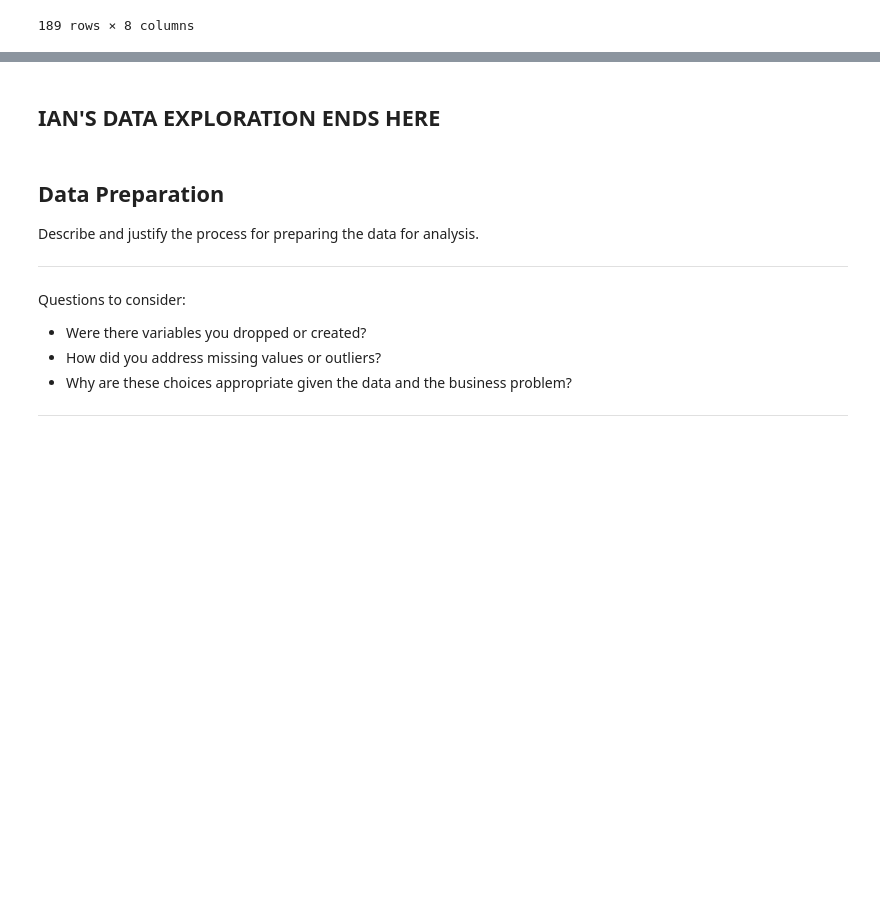
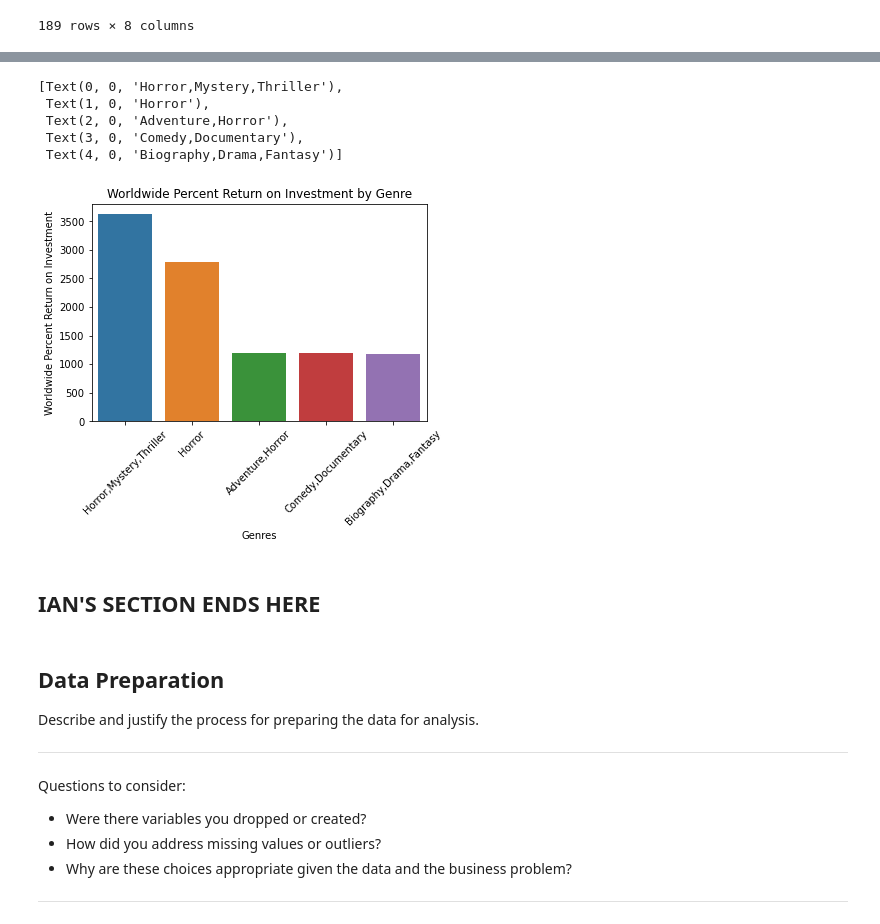
Before and after one commit to learn-co-curriculum/dsc-project-template, a Jupyter notebook: dsc-phase1-project-template.ipynb, the cells around one changed output, grey strips where cells are left out. Cells and saved outputs as stored; diff of their text form; code cells hidden in the pictures; blank space fills up the shorter version.

```diff
--- a/dsc-phase1-project-template.ipynb
+++ b/dsc-phase1-project-template.ipynb
@@ -1062,0 +1067,4 @@ df_expanded.groupby(by='genres').mean().sort_values(by='worldwide_return_on_inve
+# %%
+df_expanded_roi_perc = df_expanded.groupby(by='genres').mean().sort_values(by='worldwide_roi_percentage', ascending=False)
+# %%
+df_expanded_roi_perc_top = df_expanded_roi_perc.head()
@@ -1063,5 +1087,21 @@ df_expanded.groupby(by='genres').mean().sort_values(by='worldwide_return_on_inve
+# %%
+genres_roip = df_expanded_roi_perc_top.index
+wwroip = df_expanded_roi_perc_top['worldwide_roi_percentage']
+
+roip_barplot = sns.barplot(x = genres_roip, y = wwroip)
+roip_barplot.set_xlabel('Genres')
+roip_barplot.set_ylabel('Worldwide Percent Return on Investment')
+roip_barplot.set_title('Worldwide Percent Return on Investment by Genre')
+roip_barplot.set_xticklabels(genres_roip, rotation=45)
+# %% [output]
+[Text(0, 0, 'Horror,Mystery,Thriller'),
+ Text(1, 0, 'Horror'),
+ Text(2, 0, 'Adventure,Horror'),
+ Text(3, 0, 'Comedy,Documentary'),
+ Text(4, 0, 'Biography,Drama,Fantasy')]
+[figure, added]
 # %% [markdown]
-## IAN'S DATA EXPLORATION ENDS HERE
+## IAN'S SECTION ENDS HERE
 # %% [markdown]
 ## Data Preparation
 
```
Also changed, not shown: parts of 4 cells of this notebook.
